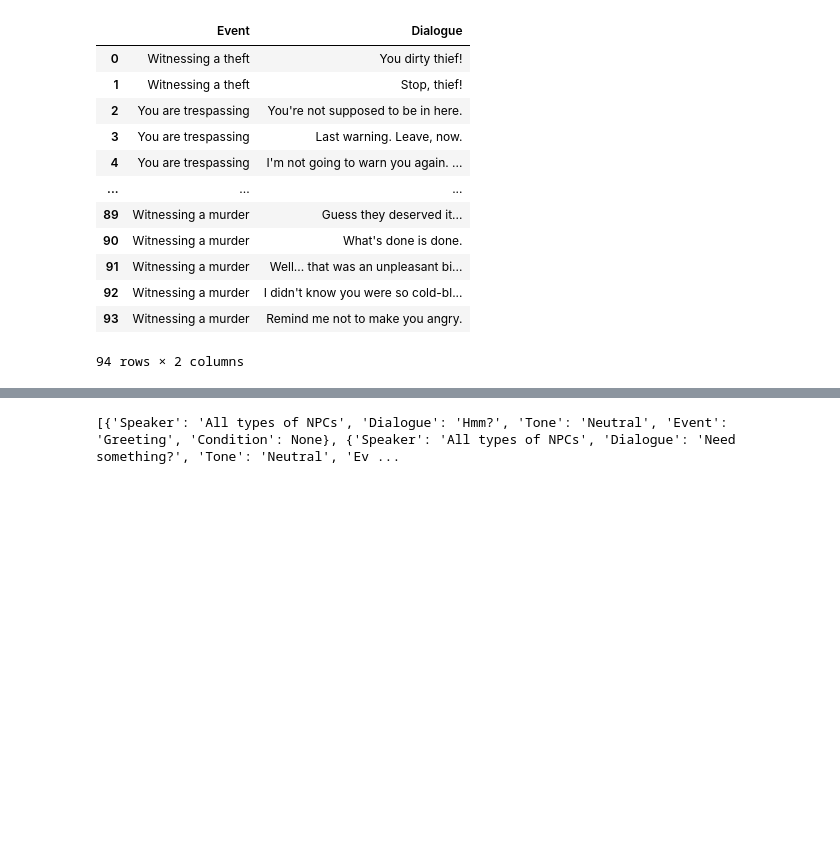
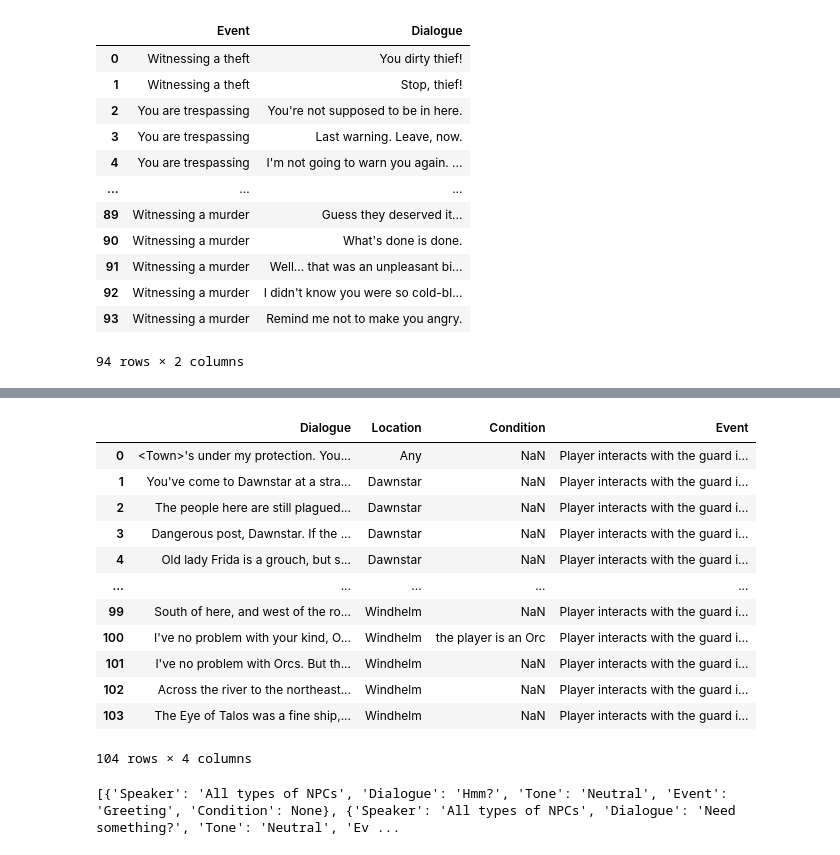
Before and after one commit to geoartop/Thesis-LLM-FineTuning-for-interactive-game-dialogues, a Jupyter notebook: dataset_final_prep.ipynb, the cells around one changed output, grey strips where cells are left out. Drawn from its saved outputs; the diff is of its cells as text; code cells hidden in the pictures; blank space fills up the shorter version.

```diff
--- a/dataset_final_prep.ipynb
+++ b/dataset_final_prep.ipynb
@@ -568,4 +664,29 @@ stromcloak_imperial_data = [
     } for index, row in stromcloak_imperial.iterrows()]
 
 data = data + stromcloak_imperial_data
+# %%
+#add the Guard_interactions sheet to the json file
+guard_interactions = pd.read_excel('testing_excel.xlsx', sheet_name='Guard_interactions')
+guard_interactions = guard_interactions.replace('"', '', regex=True)
+guard_interactions = guard_interactions.replace(u'\xa0', u' ', regex=True)
+guard_interactions = guard_interactions.replace(u'\u2019', "'", regex=True)
+guard_interactions = guard_interactions.replace(u'\u00a0', ' ', regex=True)
+# %%
+#keep the rows until row 103
+guard_interactions = guard_interactions[:104]
+guard_interactions
+# %% [output]
+|  | Dialogue | Location | Condition | Event |
+| 0 | <Town>'s under my protection. You... | Any | NaN | Player interacts with the guard i... |
+| 1 | You've come to Dawnstar at a stra... | Dawnstar | NaN | Player interacts with the guard i... |
+| 2 | The people here are still plagued... | Dawnstar | NaN | Player interacts with the guard i... |
+| 3 | Dangerous post, Dawnstar. If the ... | Dawnstar | NaN | Player interacts with the guard i... |
+| 4 | Old lady Frida is a grouch, but s... | Dawnstar | NaN | Player interacts with the guard i... |
+| ... | ... | ... | ... | ... |
+| 99 | South of here, and west of the ro... | Windhelm | NaN | Player interacts with the guard i... |
+| 100 | I've no problem with your kind, O... | Windhelm | the player is an Orc | Player interacts with the guard i... |
+| 101 | I've no problem with Orcs. But th... | Windhelm | NaN | Player interacts with the guard i... |
+| 102 | Across the river to the northeast... | Windhelm | NaN | Player interacts with the guard i... |
+| 103 | The Eye of Talos was a fine ship,... | Windhelm | NaN | Player interacts with the guard i... |
+104 rows × 4 columns
 # %%
```
Also changed, not shown: parts of 36 cells of this notebook, 2 other files.
